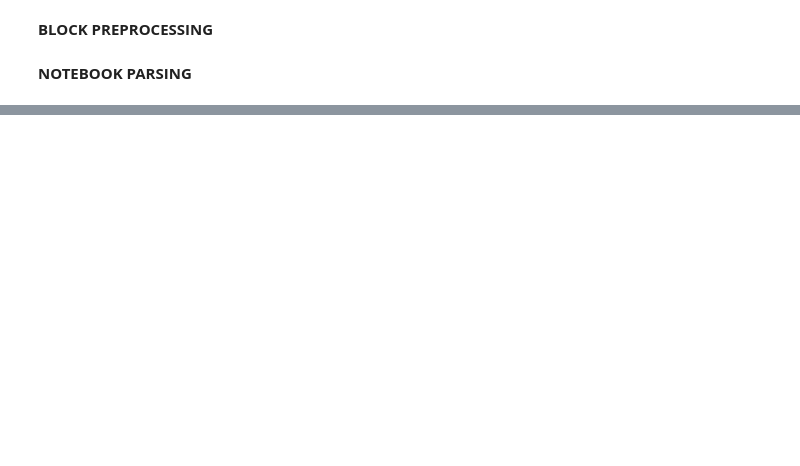
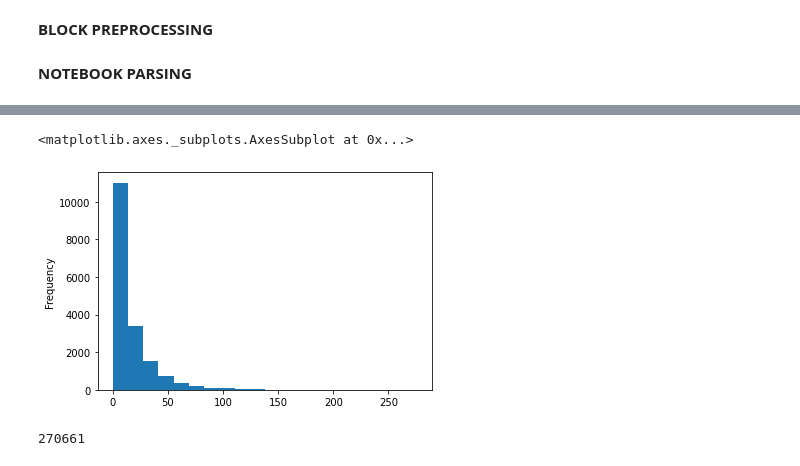
Before and after one commit to ramazyant/nl2ml, a Jupyter notebook: kk_notebook_parser.ipynb, the cells around one changed output, grey strips where cells are left out. Cells and saved outputs as stored; diff of their text form; code cells hidden in the pictures; blank space fills up the shorter version.

```diff
--- a/kk_notebook_parser.ipynb
+++ b/kk_notebook_parser.ipynb
@@ -91,15 +93,13 @@ def comment_finder(text):
 **NOTEBOOK PARSING**
 # %%
 def notebook_parse (link):
-    key_begin = r'\u0022cell_type\u0022:\u0022code\u0022,\u0022source\u0022:'
+    key_begin = r'\u0022cell_type\u0022:\u0022code\u0022,\u0022source\u0022:'   # \u0022execution_count\u0022:,\u0022outputs\u0022:[]
     key_end = r'\u0022execution_count\u0022:'#((null)|\d{1}),\u0022outputs\u0022:[]'
     tag_key_begin = r'\u0022cell_type\u0022:\u0022markdown\u0022,\u0022source\u0022:'
     tag_key_end = r'},{\u0022metadata\u0022:{'
     key = '@@@@'
-# \u0022execution_count\u0022:,\u0022outputs\u0022:[]
+
     r = requests.get('https://www.kaggle.com/' + link) # 'https://www.kaggle.com/roshansharma/amazon-alexa-reviews'
-
-    # r = requests.get('https://www.kaggle.com/pmarcelino/comprehensive-data-exploration-with-python')
 
     soup = BeautifulSoup(r.text, 'html.parser')
     scripts = soup.find_all('script')
@@ -177,10 +177,11 @@ def notebook_parse (link):
           for comment in no_preproc_comments:
             out.at[i, 'code_block'] = out.loc[i, 'code_block'].replace(comment, '')
 
-        if out.loc[i, 'tag'] == key or out.loc[i, 'tag'] == [key]:
+        if out.loc[i, 'tag'] == key or out.loc[i, 'tag'] == [key] or out.loc[i, 'tag'] == [''] or out.loc[i, 'tag'] == ' ':
           out.at[i, 'tag'] = np.nan
+          # TO DO - add the same for code
 
-    out['code_block'] = out['code_block'].apply(lambda text: re.sub(r"(\n)\1+", '', text))
+    out['code_block'] = out['code_block'].apply(lambda text: re.sub(r"(\n)\1+", '\n', text))
 
     return out.dropna().reset_index(drop=True)
 # %%
@@ -202,16 +203,20 @@ df_15 = pd.read_csv('/content/kk_18_4_2020.csv')
 df_16 = pd.read_csv('/content/kk_20_4_2020.csv')
 df_17 = pd.read_csv('/content/kk_22_4_2020.csv')
 df_18 = pd.read_csv('/content/kk_25_4_2020.csv')
+df_19 = pd.read_csv('/content/kk_28_4_2020.csv')
+df_20 = pd.read_csv('/content/kk_30_4_2020.csv')
+df_21 = pd.read_csv('/content/kk_4_5_2020.csv')
+df_22 = pd.read_csv('/content/kk_6_5_2020.csv')
 
 
 in_df = pd.concat([df_1, df_2, df_3, df_4, df_5, df_6, df_7, df_8, df_9, df_10,
-                  df_11, df_12, df_13, df_14, df_15, df_16, df_17, df_18])
+                  df_11, df_12, df_13, df_14, df_15, df_16, df_17, df_18, df_19, df_20, df_21, df_22])
 
 in_df.drop_duplicates(subset = 'ref', inplace = True)
 in_df.sort_values(by = 'totalVotes', inplace = True, ascending = False)
 in_df = in_df.reset_index(drop=True)
 
-print(len(in_df))
+print(len(in_df), 'kernels in total')
 
-in_df.to_csv('/content/all_kernels.csv', sep='\t', encoding='utf-8')
+in_df.to_csv('/content/drive/My Drive/all_kernels.csv', sep='\t', encoding='utf-8')
 # %% [output]
@@ -219,5 +224,6 @@ in_df.to_csv('/content/all_kernels.csv', sep='\t', encoding='utf-8')
 # %%
 res = []
+log = []
 kernels = in_df.iloc[:, 0]
 empty_counter = 0
 
@@ -230,5 +236,6 @@ for i in range(len(kernels)):
     end_time = time.time()
     if (len(notebook_parse(kernels[i])) == 0):
       empty_counter += 1
-    print("notebook: # "+str(i)+'\t'+"number of code blocks: "+str(len(res[-1]))+'\t'+"time: "+str(end_time - start_time))
+    log.append(len(res[-1]))
+    print("notebook: # "+str(i)+'\t'+"number of code blocks: "+str(log[-1])+'\t'+"time: "+str(end_time - start_time))
 # %% [output]
@@ -258,0 +266,3 @@ print(empty_counter * 100 / len(kernels))
+# %%
+log = pd.Series(log)
+log.describe()
@@ -259,7 +279,19 @@ print(empty_counter * 100 / len(kernels))
+# %%
+%matplotlib inline
+
+log.plot.hist(bins=20)
+# %% [output]
+<matplotlib.axes._subplots.AxesSubplot at 0x...>
+[figure, added]
 # %%
 out_df = pd.concat(res)
 # %%
 out_df = out_df[out_df['code_block'].astype(bool)]
 out_df = out_df[out_df['tag'].astype(bool)]
+# %%
+print(len(out_df['code_block']))
+# out_df['code_block'].to_csv('/content/drive/My Drive/blocksss.csv', sep='\t', encoding='utf-8', index=False)
+# %% [output]
+270661
 # %%
 out_df.to_csv('/content/drive/My Drive/code_blocks.csv', sep='\t', encoding='utf-8', index=False)
```
Also changed, not shown: parts of 9 cells of this notebook.
